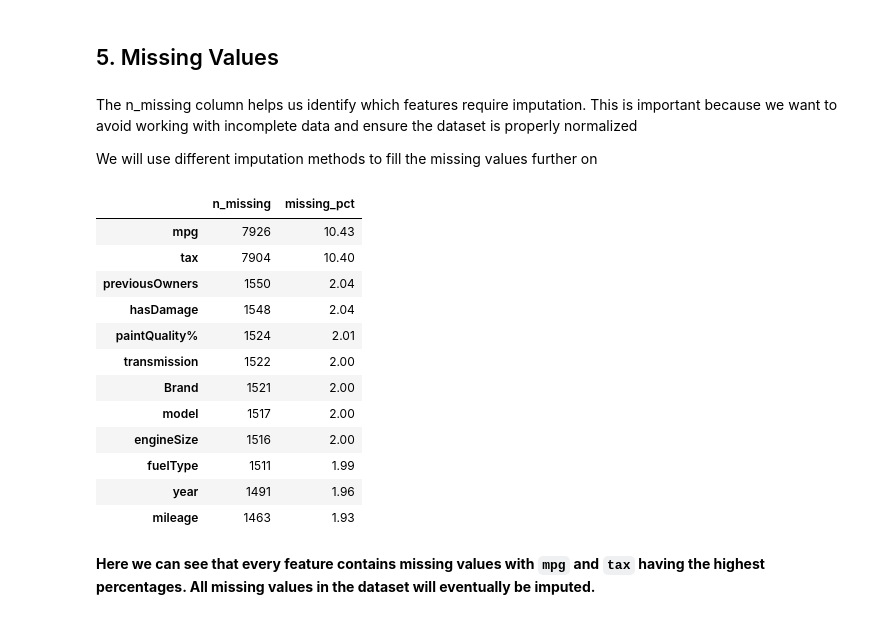
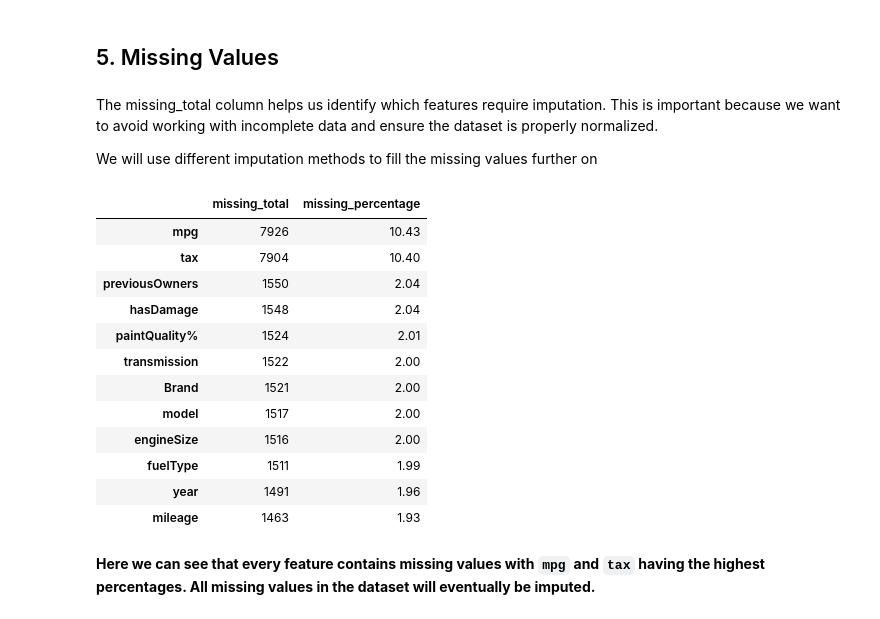
Before and after one commit to Mehmet1700/MachineLearningProject-NOVAIMS2025, a Jupyter notebook: submission2/00_data_exploration.ipynb, the cells around one changed output. Drawn from its saved outputs; the diff is of its cells as text; code cells hidden in the pictures.

```diff
--- a/submission2/00_data_exploration.ipynb
+++ b/submission2/00_data_exploration.ipynb
@@ -206,34 +207,34 @@ display(df.describe(include='object').T)
 # %% [markdown]
 ## 5. Missing Values
 # %% [markdown]
-The n_missing column helps us identify which features require imputation. This is
+The missing_total column helps us identify which features require imputation. This is
 important because we want to avoid working with incomplete data and ensure the dataset
-is properly normalized
+is properly normalized.
 
 We will use different imputation methods to fill the missing values further on
-# %%
-# Here we're displaying the features sorted by number of missing values (from highest to lowest).
-# This will help us identify which columns may require cleaning and/or imputation during preprocessing.
-miss = df.isna().sum().sort_values(ascending=False)
-miss = miss[miss>0]
-if len(miss):
-    display(miss.to_frame("n_missing").assign(missing_pct=lambda d: (d['n_missing']/len(df)*100).round(2)))
-else:
-    print("No missing values detected.")
-# %% [output]
-|  | n_missing | missing_pct |
-| mpg | 7926 | 10.43 |
-| tax | 7904 | 10.40 |
-| previousOwners | 1550 | 2.04 |
-| hasDamage | 1548 | 2.04 |
-| paintQuality% | 1524 | 2.01 |
-| transmission | 1522 | 2.00 |
-| Brand | 1521 | 2.00 |
-| model | 1517 | 2.00 |
-| engineSize | 1516 | 2.00 |
-| fuelType | 1511 | 1.99 |
-| year | 1491 | 1.96 |
-| mileage | 1463 | 1.93 |
+# %%
+# Here we're displaying the features sorted by number of missing values (from highest to lowest).
+# This will help us identify which columns may require cleaning and/or imputation during preprocessing.
+miss = df.isna().sum().sort_values(ascending=False)
+miss = miss[miss>0]
+if len(miss):
+    display(miss.to_frame("missing_total").assign(missing_percentage=lambda d: (d['missing_total']/len(df)*100).round(2)))
+else:
+    print("No missing values detected.")
+# %% [output]
+|  | missing_total | missing_percentage |
+| mpg | 7926 | 10.43 |
+| tax | 7904 | 10.40 |
+| previousOwners | 1550 | 2.04 |
+| hasDamage | 1548 | 2.04 |
+| paintQuality% | 1524 | 2.01 |
+| transmission | 1522 | 2.00 |
+| Brand | 1521 | 2.00 |
+| model | 1517 | 2.00 |
+| engineSize | 1516 | 2.00 |
+| fuelType | 1511 | 1.99 |
+| year | 1491 | 1.96 |
+| mileage | 1463 | 1.93 |
 # %% [markdown]
 **Here we can see that every feature contains missing values with `mpg` and `tax` having the highest percentages. All missing values in the dataset will eventually be imputed.**
 # %% [markdown]
```
Also changed, not shown: parts of 25 cells of this notebook, 1 other file.
